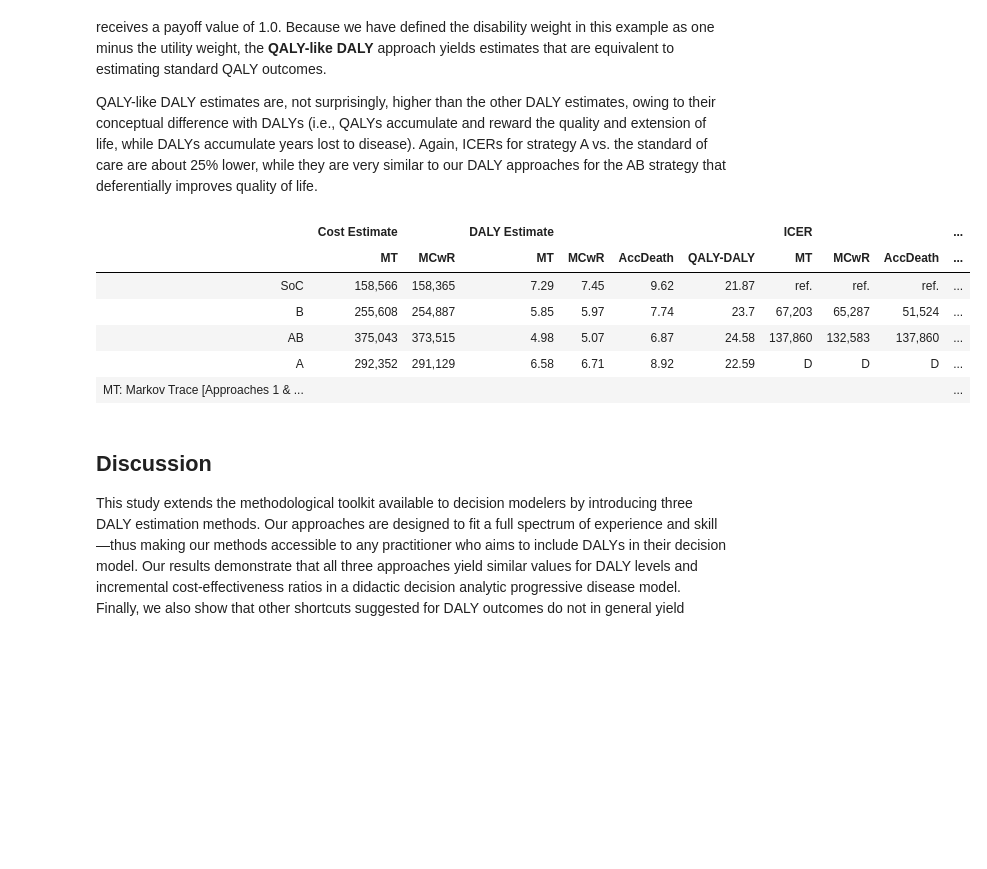
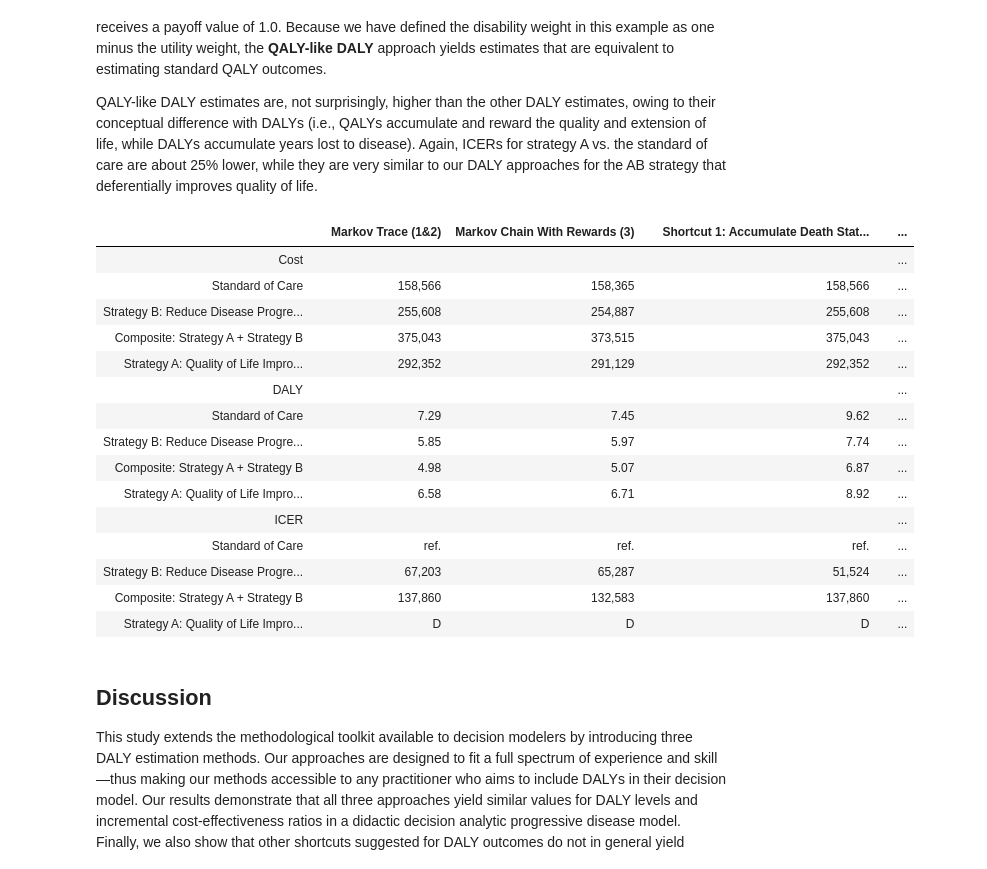
Before and after one commit to graveja0/dalys, a Jupyter notebook: index.embed.ipynb, the cells around one changed output. Cells and saved outputs as stored; diff of their text form; code cells hidden in the pictures; blank space fills up the shorter version.

```diff
--- a/index.embed.ipynb
+++ b/index.embed.ipynb
@@ -1642,65 +1648,90 @@ cea <-
   ) %>%
   bind_rows(
     dampack::calculate_icers(cost = result3$COST, effect = -result3$DALY, strategies = result3$strategy) %>%
       mutate(Effect = -Effect) %>%  mutate(approach = "3")
   )   %>%
   bind_rows(
     dampack::calculate_icers(cost = result1$COST, effect = -result1$ACCDALY, strategies = result1$strategy) %>%
             mutate(Effect = -Effect) %>% mutate(approach = "AccDALY")
 
   ) %>%
   bind_rows(
     dampack::calculate_icers(cost = result1$COST, effect = result1$QALY_DALY, strategies = result1$strategy) %>%
       mutate(approach = "QALY-like-DALY")
   )  %>%
   mutate_at(vars(ICER,Inc_Cost,Cost), ~case_when(Status=="ND" & is.na(.)~"ref.",
                                                   Status=="D" & is.na(.) ~ "D",
                                                   .default=as.character(prettyNum(round(.,0), big.mark=",")))) %>%
   mutate_at(vars(Inc_Effect,Effect), ~case_when(Status=="ND" & is.na(.)~"ref.",
                                                   Status=="D"& is.na(.) ~ "D" ,
                                                   .default=as.character(prettyNum(round(.,2), big.mark=","))))  %>%
   select(approach,Strategy,Cost,Inc_Cost,Effect,Inc_Effect,ICER)
 
 cea %>%
   gather(outcome,value,-approach,-Strategy) %>%
   unite(outcome,outcome,approach) %>%
   pivot_wider(names_from = outcome, values_from = value) %>%
   janitor::clean_names() %>%
   select(strategy,contains("1_2"), contains("_3"),contains("acc_daly"), contains("qaly_like")) %>%
-  mutate(res_1_2 = glue::glue("{effect_1_2}"),
-         res_3 = glue::glue("{effect_3}"),
-         res_acc_daly = glue::glue("{effect_acc_daly}"),
-         res_qaly_like_daly = glue::glue("{effect_qaly_like_daly}")) %>%
-  select(strategy,cost_1_2,cost_3,res_1_2,res_3,res_acc_daly,res_qaly_like_daly,icer_1_2,icer_3,icer_acc_daly,icer_qaly_like_daly) %>%
-  mutate_at(vars(cost_1_2,cost_3,res_acc_daly,res_qaly_like_daly,res_1_2,res_3),function(x) ifelse(x=="D","",x)) %>%
-  flextable() %>%
+  gather(outcome_,value,-strategy) %>%
+  mutate(outcome = case_when(
+    grepl("^cost_",outcome_) ~ "Cost",
+    grepl("^inc_cost",outcome_) ~ "inc_cost",
+    grepl("^inc_effect",outcome_) ~ "inc_effect",
+    grepl("^effect",outcome_) ~ "DALY",
+    grepl("icer",outcome_) ~ "ICER")
+  ) %>%
+  mutate(approach = case_when(
+    grepl("_1_2",outcome_) ~ "1_2",
+    grepl("_3",outcome_) ~ "3",
+    grepl("acc_daly",outcome_)~ "accDALY",
+    grepl("qaly_like_daly",outcome_) ~ "QALYDALY"
+  )) %>%
+  mutate(strategy = case_when(
+    strategy ==  "SoC" ~ "Standard of Care",
+    strategy == "A" ~ "Strategy A: Quality of Life Improvement",
+    strategy == "B" ~ "Strategy B: Reduce Disease Progression",
+    strategy == "AB" ~ "Composite: Strategy A + Strategy B"
+  )) %>%
+  select(-outcome_) %>%
+  spread(approach,value) %>%
+  mutate(strategy = factor(strategy,levels = c("Standard of Care","Strategy B: Reduce Disease Progression","Composite: Strategy A + Strategy B","Strategy A: Quality of Life Improvement"))) %>%
+  filter(outcome %in% c("Cost","DALY","ICER")) %>%
+  mutate(outcome = factor(outcome,levels = c("Cost","DALY","ICER"))) %>%
+  arrange(outcome,strategy) %>%
+  as_grouped_data(groups = "outcome", columns = NULL) %>%
+  as_flextable(hide_grouplabel = TRUE,
+               col_keys = c("strategy","blah","1_2","3","foo","accDALY","foo2","QALYDALY") )  %>%
   set_header_labels(
-      strategy = "",
-      cost_1_2 = "MT",
-      cost_3 = "MCwR",
-      res_1_2 = "MT",
-      res_3 = "MCwR",
-      res_acc_daly = "AccDeath",
-      res_qaly_like_daly = "QALY-DALY",
-      icer_1_2 = "MT",
-      icer_3 = "MCwR",
-      icer_acc_daly =  "AccDeath",
-      icer_qaly_like_daly = "QALY-DALY"
-    ) %>%
-    add_footer_lines("MT: Markov Trace [Approaches 1 & 2]; MCwR = Markov Chain with Rewards [Approach 3]; AccDeath = Accumulate time in absorbing death state; QALY-DALY = QALY-like DALY; D = dominated strategy") %>%
-     add_header_row( values = c("","Cost Estimate","DALY Estimate","ICER"),colwidths = c(1,2,4,4)) %>%
-    align(part="header",align="right") %>%
-    align(part = "body", align = "right") %>%
-    width(j = 1, width=1) %>%
-    width(j=2:11,width=.75)
+    strategy = "",
+    "1_2" = "Markov Trace (1&2)",
+    "3" = "Markov Chain With Rewards (3)",
+    "accDALY" = "Shortcut 1: Accumulate Death State Occupancy",
+    "QALYDALY" = "Shortcut 2: QALY-like DALY"
+  ) %>%
+  align(part="header",align="left") %>%
+  #align(part = "body", align = "right") %>%
+  width(j = 1, width=2) %>%
+  width(j=2:8,width=1) %>%
+  #flextable::theme_vanilla() %>%
+  empty_blanks()
 # %% [output]
-|  | Cost Estimate |  | DALY Estimate |  |  |  | ICER |  |  | ... |
-|  | MT | MCwR | MT | MCwR | AccDeath | QALY-DALY | MT | MCwR | AccDeath | ... |
-| SoC | 158,566 | 158,365 | 7.29 | 7.45 | 9.62 | 21.87 | ref. | ref. | ref. | ... |
-| B | 255,608 | 254,887 | 5.85 | 5.97 | 7.74 | 23.7 | 67,203 | 65,287 | 51,524 | ... |
-| AB | 375,043 | 373,515 | 4.98 | 5.07 | 6.87 | 24.58 | 137,860 | 132,583 | 137,860 | ... |
-| A | 292,352 | 291,129 | 6.58 | 6.71 | 8.92 | 22.59 | D | D | D | ... |
-| MT: Markov Trace [Approaches 1 & ... |  |  |  |  |  |  |  |  |  | ... |
+|  |  | Markov Trace (1&2) | Markov Chain With Rewards (3) |  | Shortcut 1: Accumulate Death Stat... |  | ... |
+| Cost |  |  |  |  |  |  | ... |
+| Standard of Care |  | 158,566 | 158,365 |  | 158,566 |  | ... |
+| Strategy B: Reduce Disease Progre... |  | 255,608 | 254,887 |  | 255,608 |  | ... |
+| Composite: Strategy A + Strategy B |  | 375,043 | 373,515 |  | 375,043 |  | ... |
+| Strategy A: Quality of Life Impro... |  | 292,352 | 291,129 |  | 292,352 |  | ... |
+| DALY |  |  |  |  |  |  | ... |
+| Standard of Care |  | 7.29 | 7.45 |  | 9.62 |  | ... |
+| Strategy B: Reduce Disease Progre... |  | 5.85 | 5.97 |  | 7.74 |  | ... |
+| Composite: Strategy A + Strategy B |  | 4.98 | 5.07 |  | 6.87 |  | ... |
+| Strategy A: Quality of Life Impro... |  | 6.58 | 6.71 |  | 8.92 |  | ... |
+| ICER |  |  |  |  |  |  | ... |
+| Standard of Care |  | ref. | ref. |  | ref. |  | ... |
+| Strategy B: Reduce Disease Progre... |  | 67,203 | 65,287 |  | 51,524 |  | ... |
+| Composite: Strategy A + Strategy B |  | 137,860 | 132,583 |  | 137,860 |  | ... |
+| Strategy A: Quality of Life Impro... |  | D | D |  | D |  | ... |
 # %% [markdown]
 ## Discussion
 
```
Also changed, not shown: parts of 2 cells of this notebook, 6 other files.
